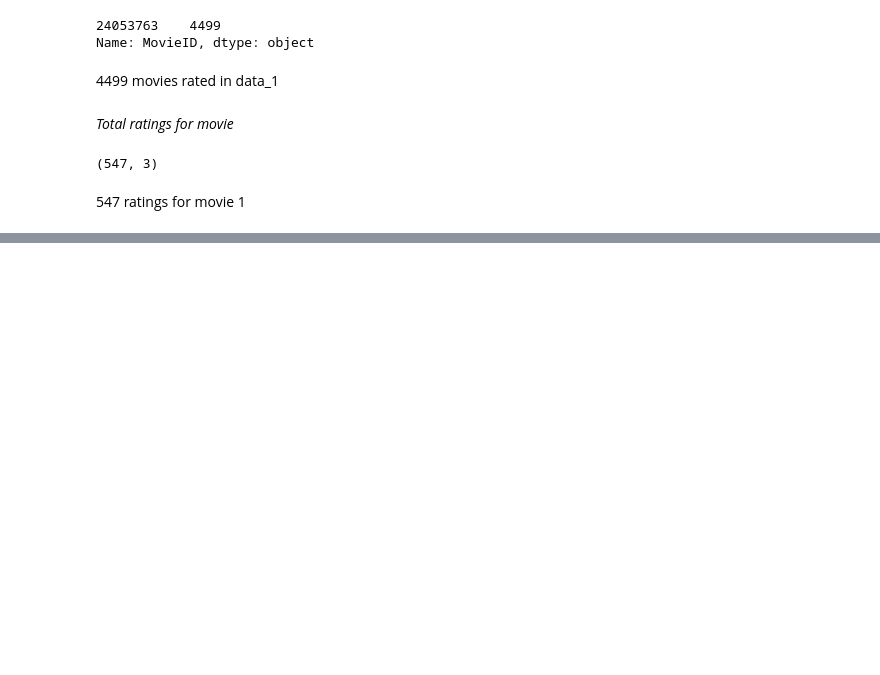
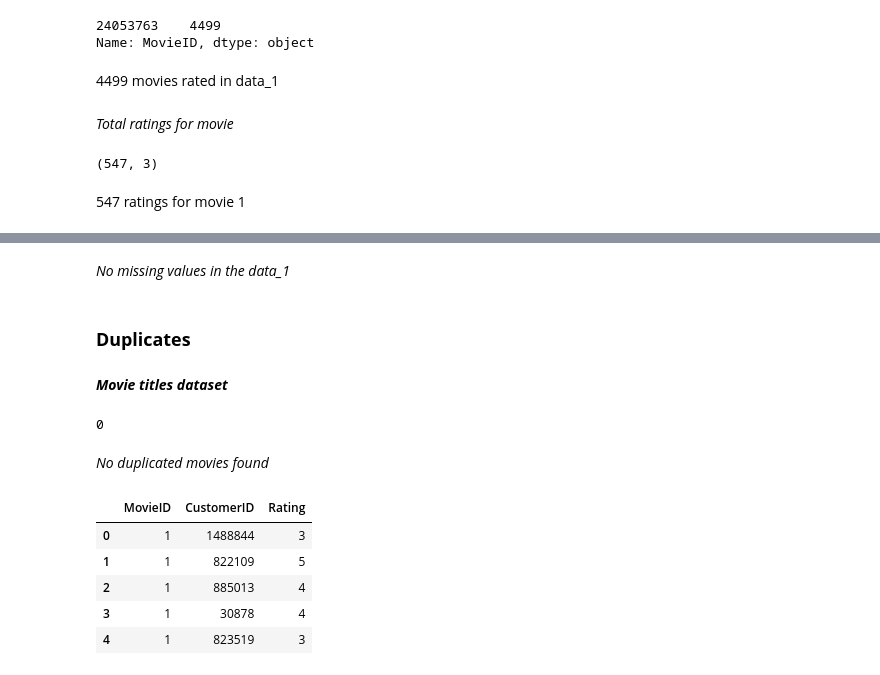
Before and after one commit to NityaVerma19/Movie-recommendation, a Jupyter notebook: netflix-prize.ipynb, the cells around one changed output, grey strips where cells are left out. Drawn from its saved outputs; the diff is of its cells as text; code cells hidden in the pictures; blank space fills up the shorter version.

```diff
--- a/netflix-prize.ipynb
+++ b/netflix-prize.ipynb
@@ -290,0 +219,21 @@ movie_titles.isnull().sum
+# %% [markdown]
+*No missing values in the data_1*
+# %% [markdown]
+### **Duplicates**
+# %% [markdown]
+***Movie titles dataset***
+# %%
+movie_titles.duplicated().sum()
+# %% [output]
+0
+# %% [markdown]
+*No duplicated movies found*
+# %%
+data_1.head()
+# %% [output]
+|  | MovieID | CustomerID | Rating |
+| 0 | 1 | 1488844 | 3 |
+| 1 | 1 | 822109 | 5 |
+| 2 | 1 | 885013 | 4 |
+| 3 | 1 | 30878 | 4 |
+| 4 | 1 | 823519 | 3 |
```
Also changed, not shown: parts of 29 cells of this notebook.
